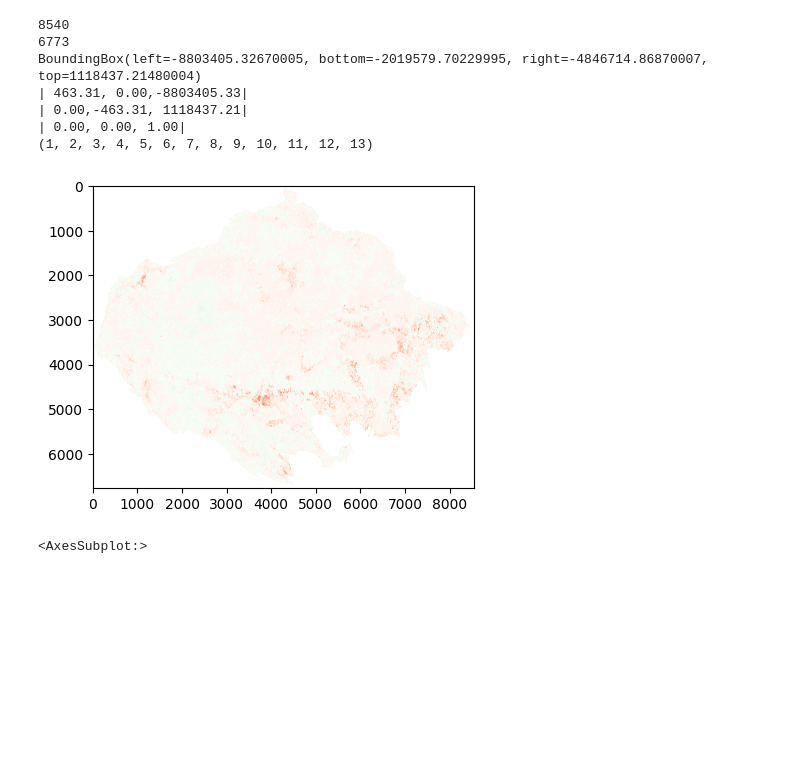
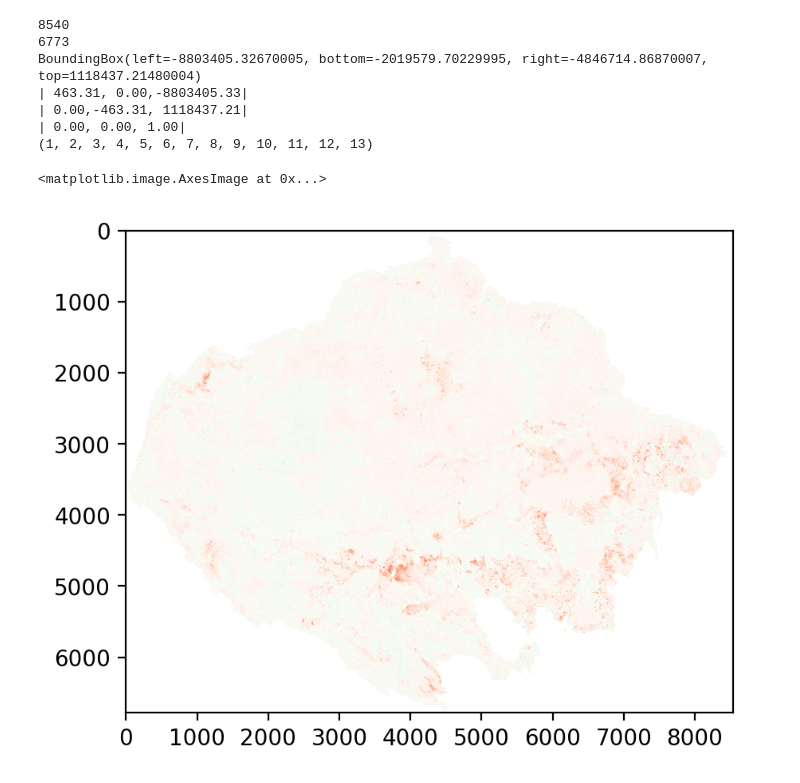
Before and after one commit to gabrielkassjohnson/Amazon-Indigenous-Carbon, a Jupyter notebook: Exploratory-Data-Analysis.ipynb, the cells around one changed output. Drawn from its saved outputs; the diff is of its cells as text; code cells hidden in the pictures; blank space fills up the shorter version.

```diff
--- a/Exploratory-Data-Analysis.ipynb
+++ b/Exploratory-Data-Analysis.ipynb
@@ -55,10 +58,10 @@ newcolors = np.vstack((top(np.linspace(0, 1, 128)),
                        bottom(np.linspace(0, 1, 128))))
 newcmp = ListedColormap(newcolors,name='RedGreen')
 # %%
-fig = plt.figure(dpi=100)
+fig, ax = plt.subplots(dpi=200)
 
-show(change_dict[13], norm=colors.CenteredNorm(),cmap=newcmp)
+ax.imshow(change_dict[13], norm=colors.CenteredNorm(),cmap=newcmp)
 # %% [output]
+<matplotlib.image.AxesImage at 0x...>
-[figure, old version]
+[figure, new version]
-<AxesSubplot:>
 # %% [markdown]
```
Also changed, not shown: parts of 9 cells of this notebook, 2 other files.
